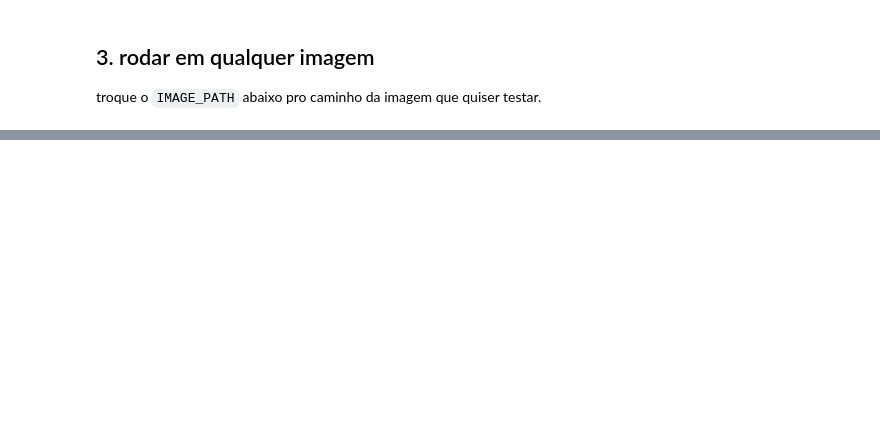
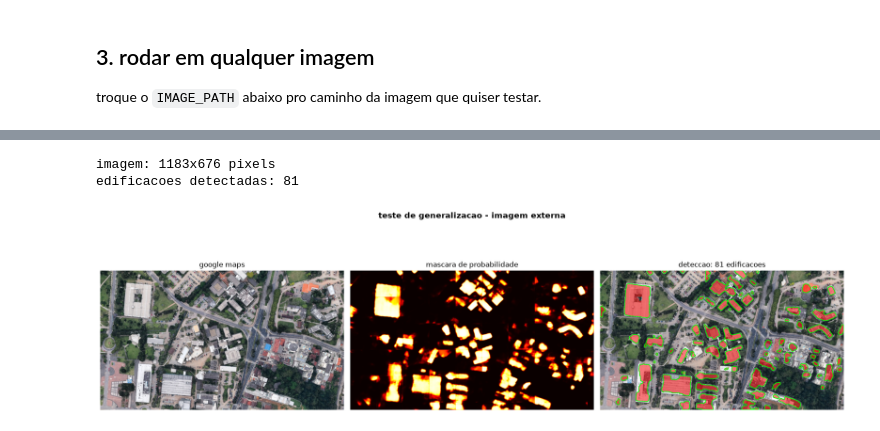
Before and after one commit to joseduardop/building-footprint-segmentation, a Jupyter notebook: notebooks/demo.ipynb, the cells around one changed output, grey strips where cells are left out. Saved outputs shown, nothing was run; the diff lists cells and outputs as text; code cells hidden in the pictures; blank space fills up the shorter version.

```diff
--- a/notebooks/demo.ipynb
+++ b/notebooks/demo.ipynb
@@ -166,38 +185,44 @@ tire um print de tela do google maps em vista de satelite, salve como `.png`
 e troque o path abaixo. o modelo nunca viu esse tipo de imagem - eh um teste
 de generalizacao.
+# %%
+# troque aqui pro path do seu print
+# 'C:Users\Cliente\Desktop' -> '/mnt/c/Users/Cliente/Desktop'
+
+MAPS_PATH = '/mnt/c/Users/Cliente/Desktop/teste2.jpg'
 # %%
-# troque aqui pro path do seu print
-MAPS_PATH = 'google_maps_test.png'
-
 if os.path.exists(MAPS_PATH):
     img_maps = load_image(MAPS_PATH)
     print(f'imagem: {img_maps.shape[1]}x{img_maps.shape[0]} pixels')
 
     mask_maps = predict_image(model, img_maps, patch_size=PATCH_SIZE, stride=128)
     contours_maps = extract_contours(mask_maps, min_area=50)
     print(f'edificacoes detectadas: {len(contours_maps)}')
 
     fig, axes = plt.subplots(1, 3, figsize=(18, 6))
 
     axes[0].imshow(img_maps)
     axes[0].set_title('google maps')
     axes[0].axis('off')
 
     axes[1].imshow(mask_maps, cmap='hot')
     axes[1].set_title('mascara de probabilidade')
     axes[1].axis('off')
 
     overlay_maps = img_maps.copy()
     binary_maps = (mask_maps > 0.5).astype(np.uint8)
     overlay_maps[binary_maps == 1] = overlay_maps[binary_maps == 1] * 0.5 + np.array([1, 0, 0]) * 0.5
     cv2.drawContours(overlay_maps, contours_maps, -1, (0, 1, 0), 2)
     axes[2].imshow(overlay_maps)
     axes[2].set_title(f'deteccao: {len(contours_maps)} edificacoes')
     axes[2].axis('off')
 
-    plt.suptitle('teste de generalizacao - google maps', fontsize=14, fontweight='bold')
+    plt.suptitle('teste de generalizacao - imagem externa', fontsize=14, fontweight='bold')
     plt.tight_layout()
     plt.show()
 else:
     print(f'arquivo nao encontrado: {MAPS_PATH}')
     print('salve um print do google maps e atualize o MAPS_PATH acima.')
+# %% [output]
+imagem: 1183x676 pixels
+edificacoes detectadas: 81
+[figure, added]
```
Also changed, not shown: parts of 6 cells of this notebook, 8 other files.
